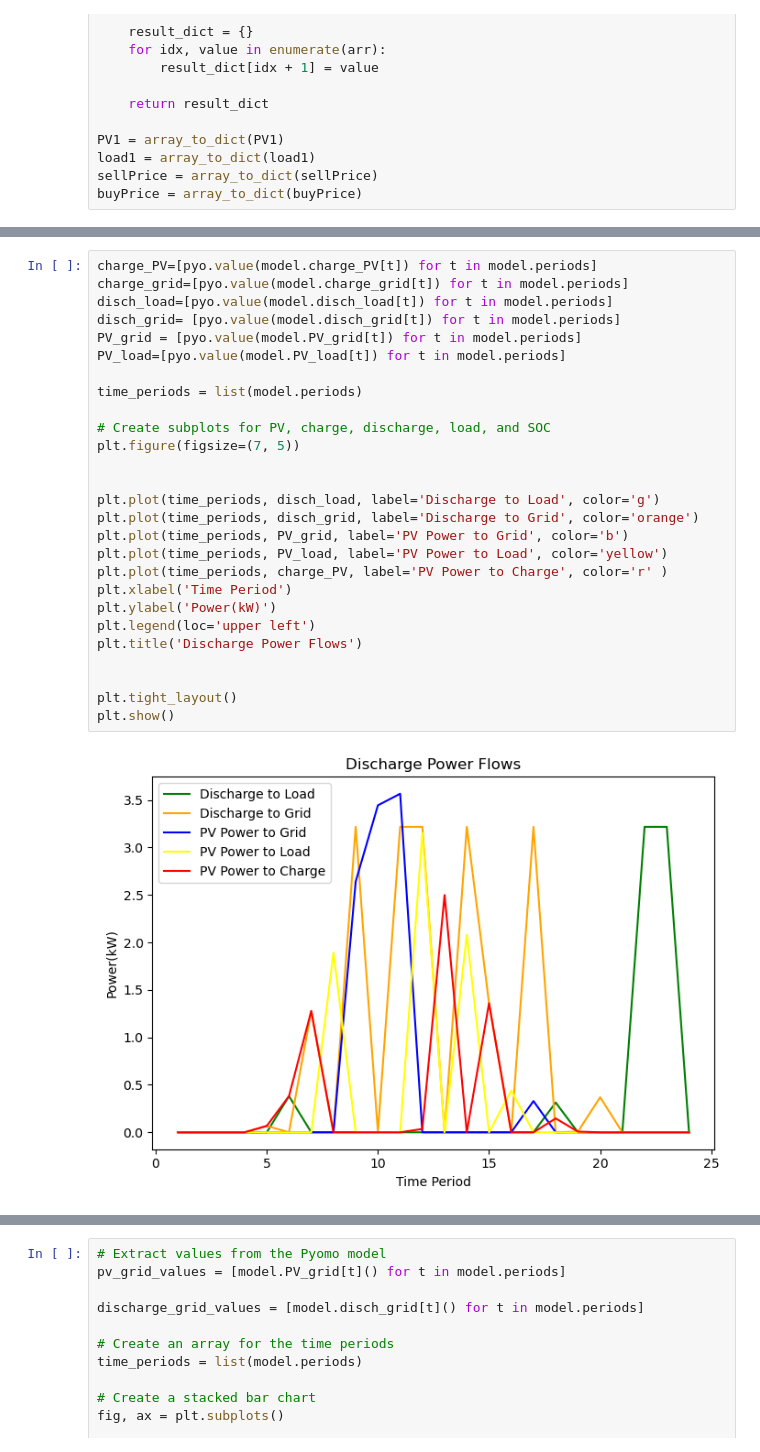
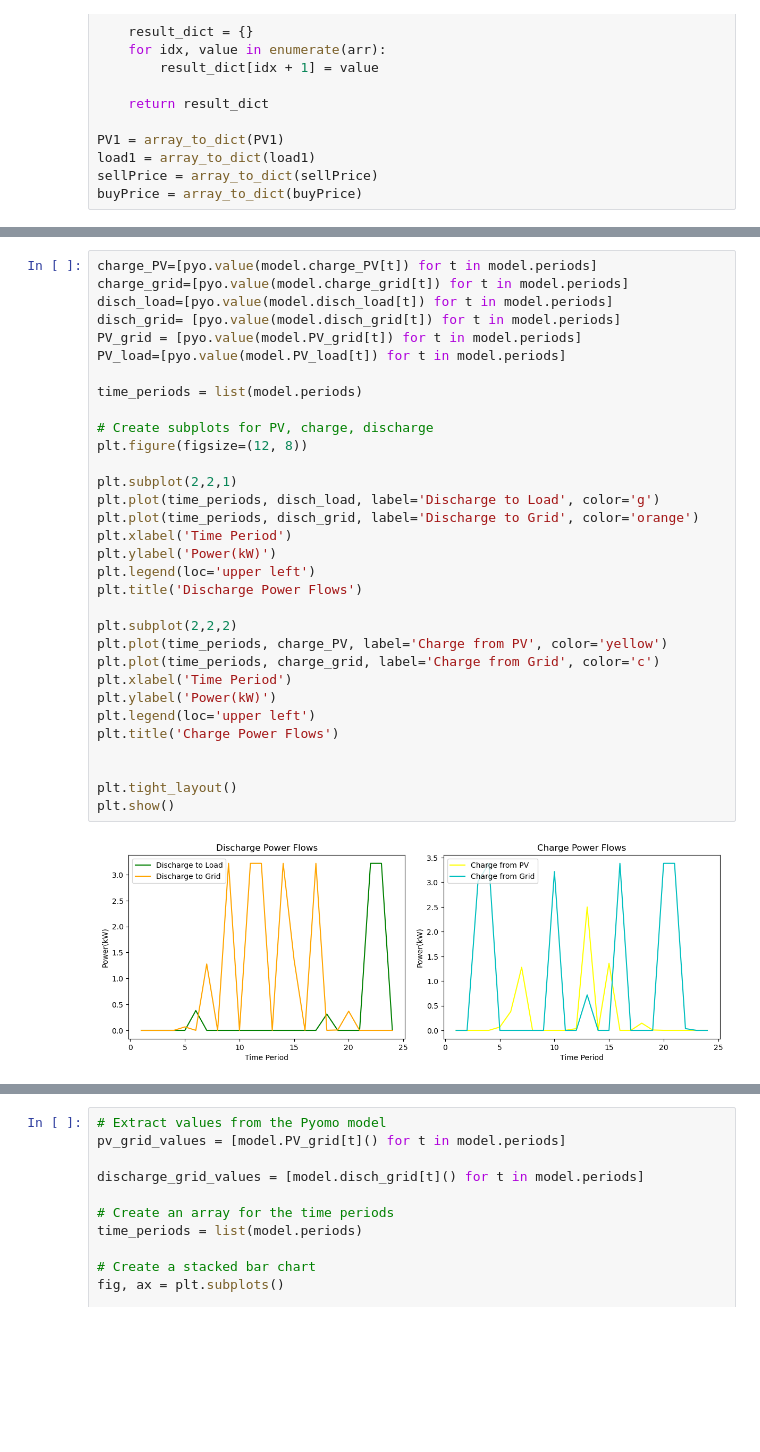
Before and after one commit to BenjaminTro/Cineldi, a Jupyter notebook: Task3_testing.ipynb, the cells around one changed output, grey strips where cells are left out. Drawn from its saved outputs; the diff is of its cells as text; blank space fills up the shorter version.

```diff
--- a/Task3_testing.ipynb
+++ b/Task3_testing.ipynb
@@ -184,30 +192,35 @@ plt.show()
 # %%
 charge_PV=[pyo.value(model.charge_PV[t]) for t in model.periods]
 charge_grid=[pyo.value(model.charge_grid[t]) for t in model.periods]
 disch_load=[pyo.value(model.disch_load[t]) for t in model.periods]
 disch_grid= [pyo.value(model.disch_grid[t]) for t in model.periods]
 PV_grid = [pyo.value(model.PV_grid[t]) for t in model.periods]
 PV_load=[pyo.value(model.PV_load[t]) for t in model.periods]
 
 time_periods = list(model.periods)
 
-# Create subplots for PV, charge, discharge, load, and SOC
-plt.figure(figsize=(7, 5))
+# Create subplots for PV, charge, discharge
+plt.figure(figsize=(12, 8))
 
-
+plt.subplot(2,2,1)
 plt.plot(time_periods, disch_load, label='Discharge to Load', color='g')
 plt.plot(time_periods, disch_grid, label='Discharge to Grid', color='orange')
-plt.plot(time_periods, PV_grid, label='PV Power to Grid', color='b')
-plt.plot(time_periods, PV_load, label='PV Power to Load', color='yellow')
-plt.plot(time_periods, charge_PV, label='PV Power to Charge', color='r' )
 plt.xlabel('Time Period')
 plt.ylabel('Power(kW)')
 plt.legend(loc='upper left')
 plt.title('Discharge Power Flows')
 
+plt.subplot(2,2,2)
+plt.plot(time_periods, charge_PV, label='Charge from PV', color='yellow')
+plt.plot(time_periods, charge_grid, label='Charge from Grid', color='c')
+plt.xlabel('Time Period')
+plt.ylabel('Power(kW)')
+plt.legend(loc='upper left')
+plt.title('Charge Power Flows')
+
 
 plt.tight_layout()
 plt.show()
 # %% [output]
-[figure, old version]
+[figure, new version]
 # %%
```
Also changed, not shown: parts of 11 cells of this notebook.
